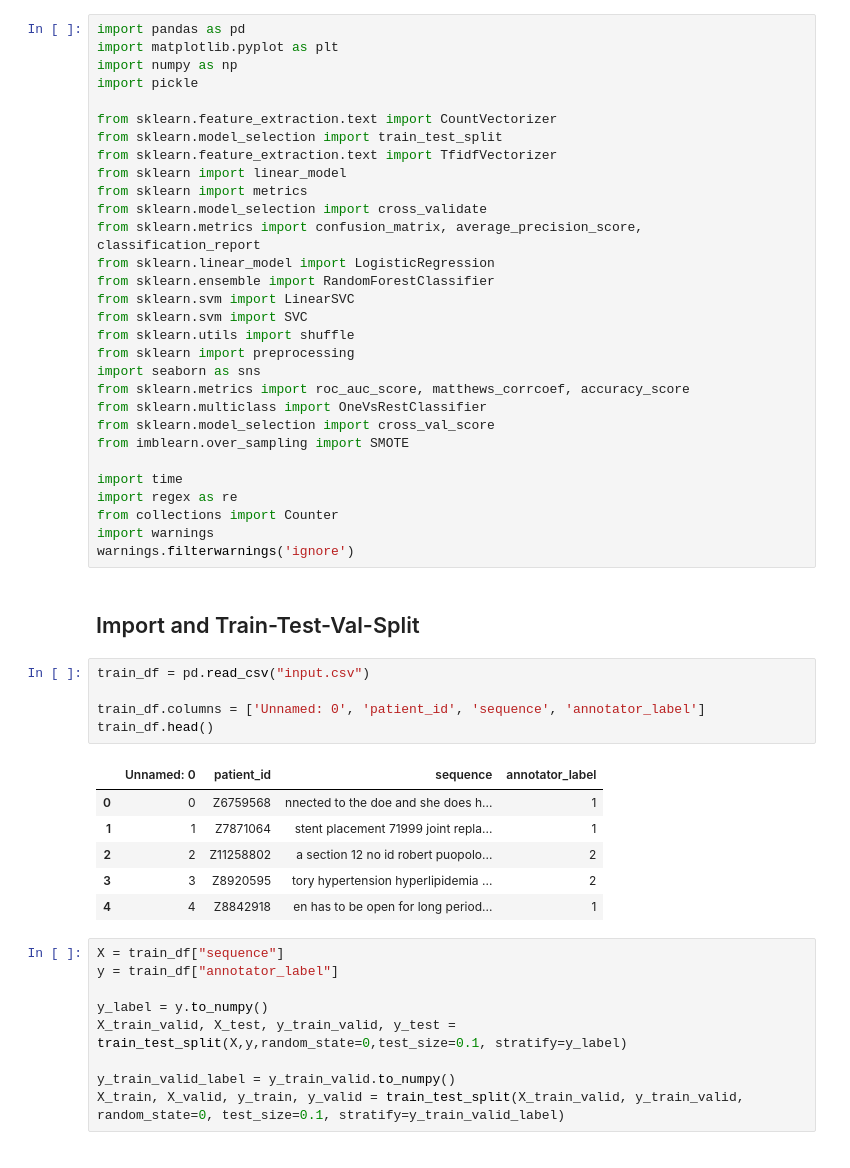
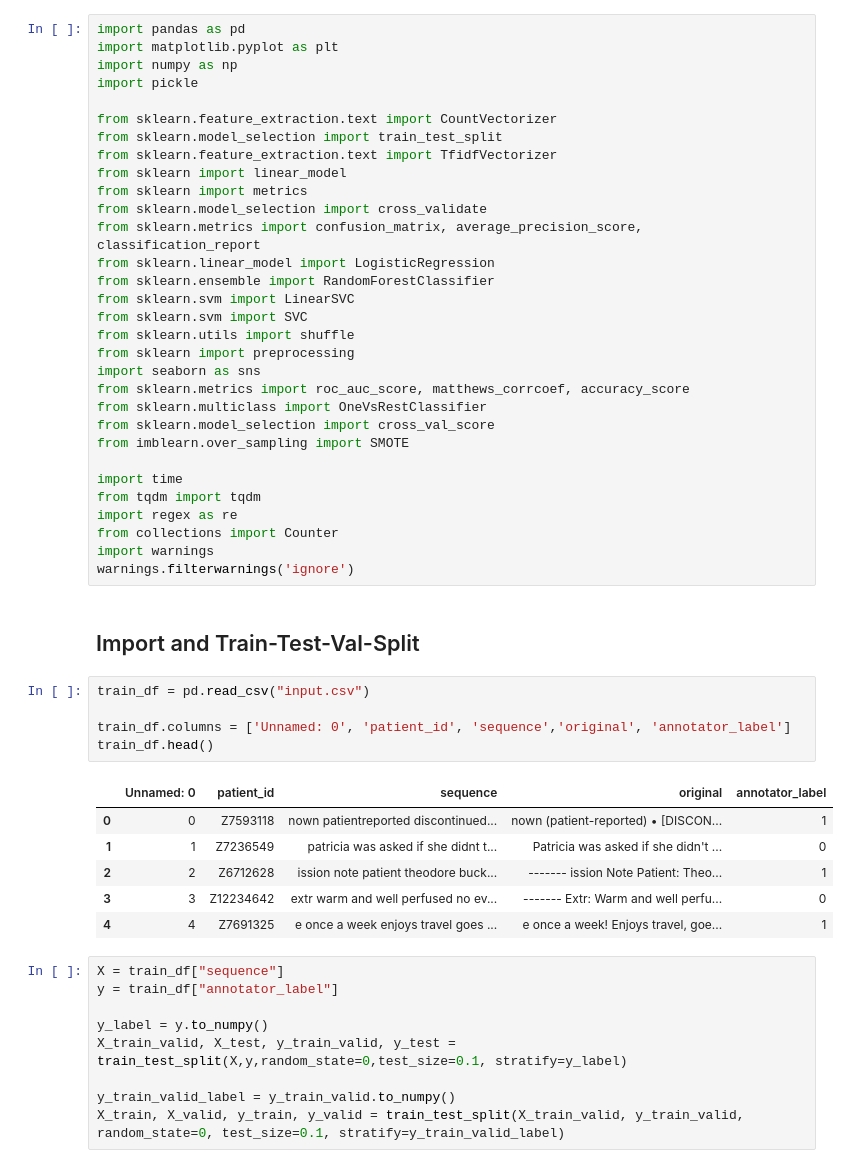
Before and after one commit to anaconda121/NeuraHealth, a Jupyter notebook: Modeling/Logistic-Regression-TFIDF.ipynb, the cells around one changed output. Drawn from its saved outputs; the diff is of its cells as text.

```diff
--- a/Modeling/Logistic-Regression-TFIDF.ipynb
+++ b/Modeling/Logistic-Regression-TFIDF.ipynb
@@ -24,6 +24,7 @@ from sklearn.model_selection import cross_val_score
 from imblearn.over_sampling import SMOTE
 
 import time
+from tqdm import tqdm
 import regex as re
 from collections import Counter
 import warnings
@@ -33,15 +34,15 @@ warnings.filterwarnings('ignore')
 # %%
 train_df = pd.read_csv("input.csv")
 
-train_df.columns = ['Unnamed: 0', 'patient_id', 'sequence', 'annotator_label']
+train_df.columns = ['Unnamed: 0', 'patient_id', 'sequence','original', 'annotator_label']
 train_df.head()
 # %% [output]
-|  | Unnamed: 0 | patient_id | sequence | annotator_label |
-| 0 | 0 | Z6759568 | nnected to the doe and she does h... | 1 |
-| 1 | 1 | Z7871064 | stent placement 71999 joint repla... | 1 |
-| 2 | 2 | Z11258802 | a section 12 no id robert puopolo... | 2 |
-| 3 | 3 | Z8920595 | tory hypertension hyperlipidemia ... | 2 |
-| 4 | 4 | Z8842918 | en has to be open for long period... | 1 |
+|  | Unnamed: 0 | patient_id | sequence | original | annotator_label |
+| 0 | 0 | Z7593118 | nown patientreported discontinued... | nown (patient-reported) • [DISCON... | 1 |
+| 1 | 1 | Z7236549 | patricia was asked if she didnt t... | Patricia was asked if she didn't ... | 0 |
+| 2 | 2 | Z6712628 | ission note patient theodore buck... | ------- ission Note Patient: Theo... | 1 |
+| 3 | 3 | Z12234642 | extr warm and well perfused no ev... | ------- Extr: Warm and well perfu... | 0 |
+| 4 | 4 | Z7691325 | e once a week enjoys travel goes ... | e once a week! Enjoys travel, goe... | 1 |
 # %%
 X = train_df["sequence"]
 y = train_df["annotator_label"]
```
Also changed, not shown: parts of 11 cells of this notebook, 1 other file.
